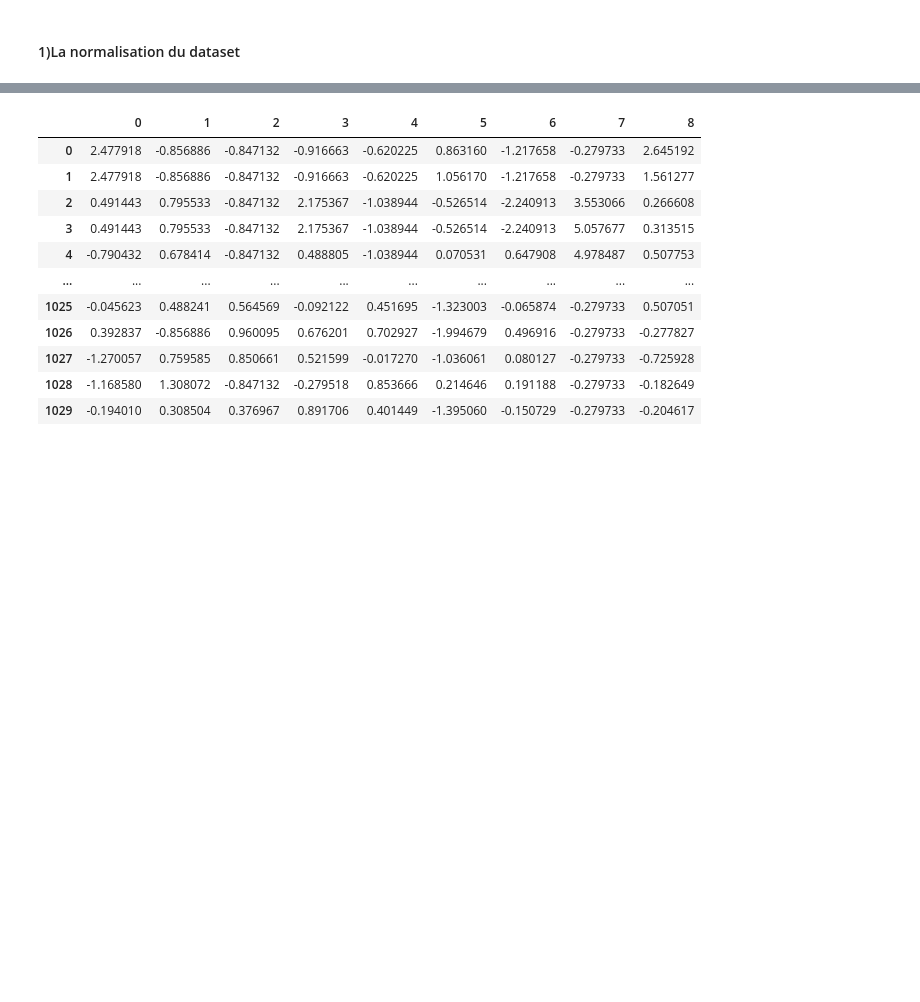
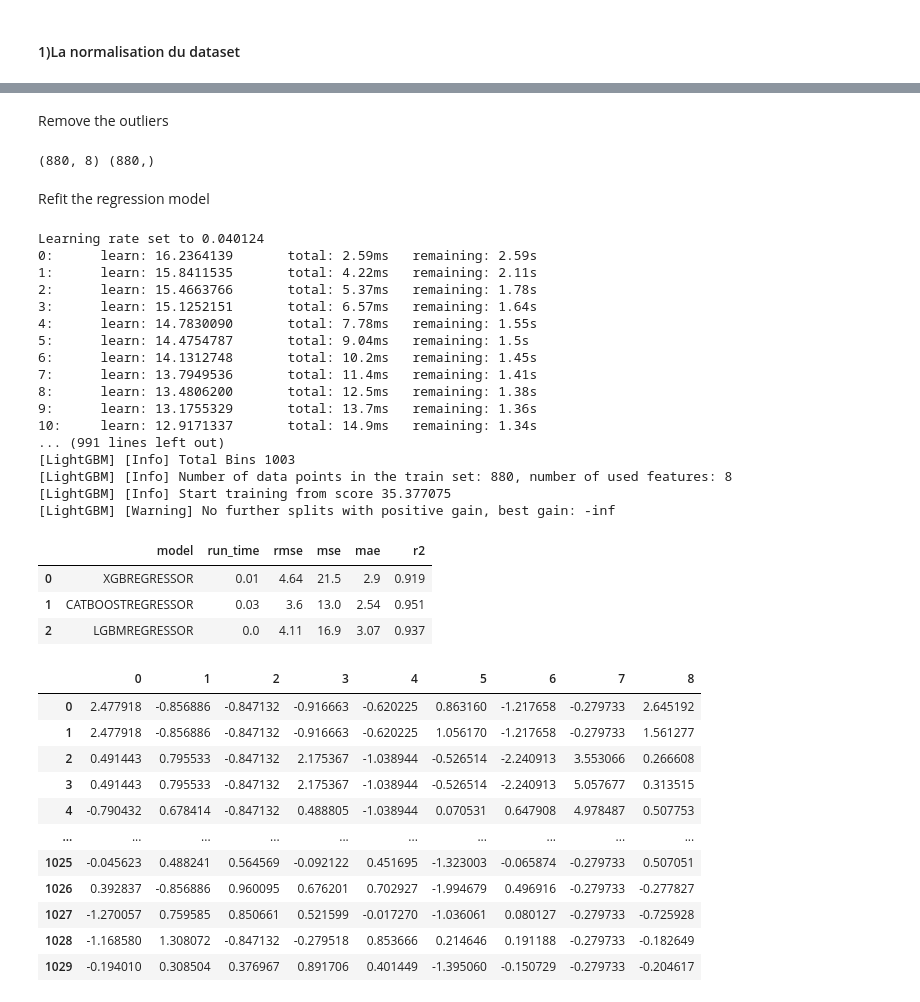
Before and after one commit to Ananjou/Memoire_Master2, a Jupyter notebook: detection_d'anomalie_selection_variable.ipynb, the cells around one changed output, grey strips where cells are left out. Saved outputs shown, nothing was run; the diff lists cells and outputs as text; code cells hidden in the pictures; blank space fills up the shorter version.

```diff
--- a/detection_d'anomalie_selection_variable.ipynb
+++ b/detection_d'anomalie_selection_variable.ipynb
@@ -99,0 +185,13 @@ array([[ 2.47791782, -0.85688631, -0.84713204, ..., -1.21765845,
+# %%
+# Now we will fit an IsolationForest model to the training data (not the
+# test data) using the optimum settings we identified using the grid search above.
+
+# Running the Isolation Forest model will return a Numpy array of predictions
+# containing the outliers we need to remove.
+
+iforest=IsolationForest(random_state=42, contamination=0.05)
+
+# Perform fit on X and returns labels for X. Returns -1 for outliers and 1 for inliers.
+iforest_y_pred = iforest.fit_predict(X_train)
+
+iforest_y_pred
@@ -100,3 +216,70 @@ array([[ 2.47791782, -0.85688631, -0.84713204, ..., -1.21765845,
+# %% [markdown]
+Remove the outliers
+# %%
+X_train_iforest, y_train_iforest = X_train[(iforest_y_pred != -1), :], y_train[(iforest_y_pred != -1)]
+# %%
+print(X_train_iforest.shape, y_train_iforest.shape)
+# %% [output]
+(880, 8) (880,)
+# %% [markdown]
+
+Refit the regression model
+# %%
+regressors ={
+    "XGBRegressor":XGBRegressor(random_state = 42),
+    "CatBoostRegressor": CatBoostRegressor(random_state=42),
+    "LGBMRegressor":LGBMRegressor(random_state=42)
+}
+
+df_models = pd.DataFrame(columns=['model', 'run_time', 'rmse', 'mse'])
+
+for key in regressors:
+
+    start_time = time.time()
+
+    regressor = regressors[key]
+    model = regressor.fit(X_train_iforest, y_train_iforest)
+    y_pred = model.predict(X_test)
+
+    # scores = cross_val_score(model,
+    #                          X_train,
+    #                          y_train,
+    #                          scoring="neg_mean_squared_error",
+    #                          cv=10)
+
+    row = {'model': key.upper(),
+           'run_time': format(round((time.time() - start_time)/60,2)),
+           'rmse': format(mean_squared_error(y_test, y_pred,squared=False),".3"),
+           'mse': format(mean_squared_error(y_test, y_pred),".3"),
+           'mae': format(mean_absolute_error(y_test,y_pred),".3"),
+           'r2' : format(r2_score(y_test,y_pred),"0.3")
+    }
+
+    df_models = df_models.append(row, ignore_index=True)
+
+df_models.head()
+# %% [output]
+Learning rate set to 0.040124
+0:      learn: 16.2364139       total: 2.59ms   remaining: 2.59s
+1:      learn: 15.8411535       total: 4.22ms   remaining: 2.11s
+2:      learn: 15.4663766       total: 5.37ms   remaining: 1.78s
+3:      learn: 15.1252151       total: 6.57ms   remaining: 1.64s
+4:      learn: 14.7830090       total: 7.78ms   remaining: 1.55s
+5:      learn: 14.4754787       total: 9.04ms   remaining: 1.5s
+6:      learn: 14.1312748       total: 10.2ms   remaining: 1.45s
+7:      learn: 13.7949536       total: 11.4ms   remaining: 1.41s
+8:      learn: 13.4806200       total: 12.5ms   remaining: 1.38s
+9:      learn: 13.1755329       total: 13.7ms   remaining: 1.36s
+10:     learn: 12.9171337       total: 14.9ms   remaining: 1.34s
+... (991 lines left out)
+[LightGBM] [Info] Total Bins 1003
+[LightGBM] [Info] Number of data points in the train set: 880, number of used features: 8
+[LightGBM] [Info] Start training from score 35.377075
+[LightGBM] [Warning] No further splits with positive gain, best gain: -inf
+|  | model | run_time | rmse | mse | mae | r2 |
+| 0 | XGBREGRESSOR | 0.01 | 4.64 | 21.5 | 2.9 | 0.919 |
+| 1 | CATBOOSTREGRESSOR | 0.03 | 3.6 | 13.0 | 2.54 | 0.951 |
+| 2 | LGBMREGRESSOR | 0.0 | 4.11 | 16.9 | 3.07 | 0.937 |
 # %%
 # Convertir le tableau obtenu en un dataframe
 normData=pd.DataFrame(normData)
```
Also changed, not shown: parts of 28 cells of this notebook, 6 other files.
